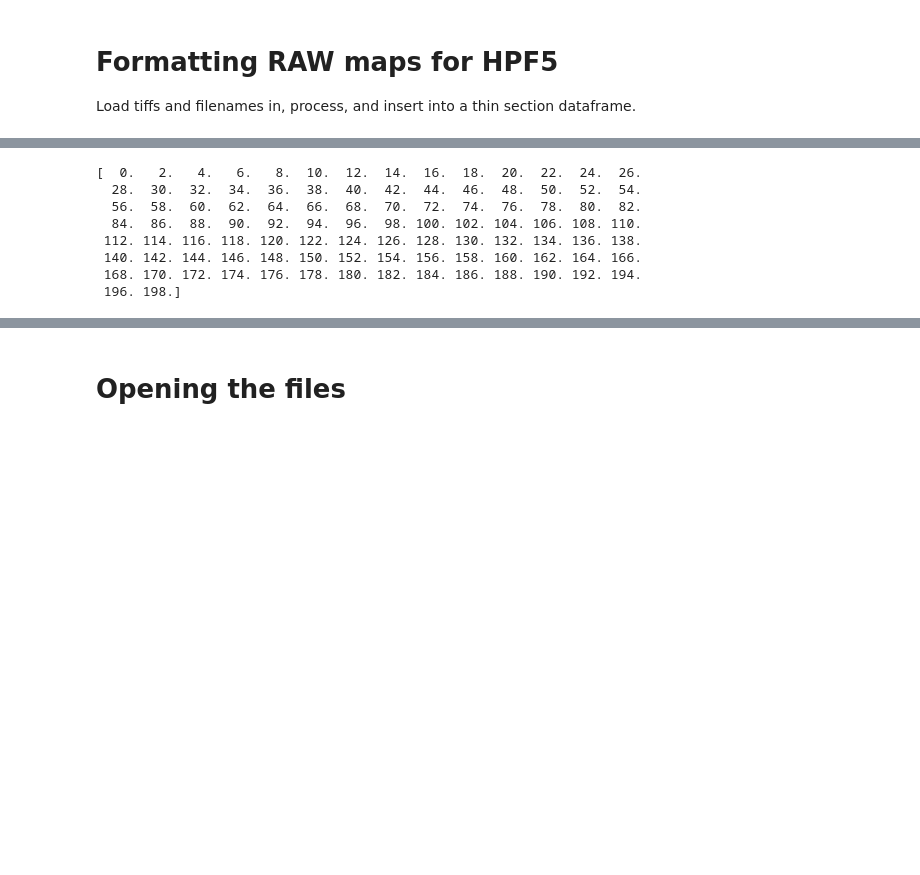
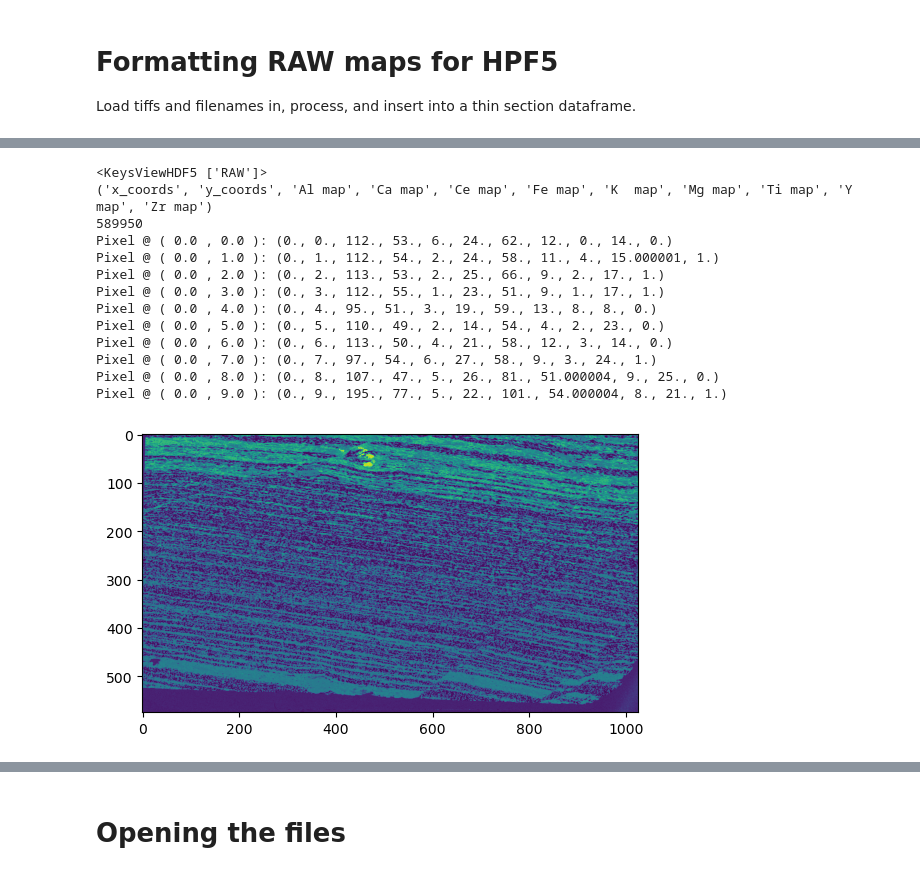
Before and after one commit to nicole-m-aikin/ML-Geo-Pixel-Poppers, a Jupyter notebook: ESS469_Project_ML.ipynb, the cells around one changed output, grey strips where cells are left out. Saved outputs shown, nothing was run; the diff lists cells and outputs as text; code cells hidden in the pictures; blank space fills up the shorter version.

Commit message:
database creation completed, project notebook can now produce an HDF5 file with raw, masks, and filtered masked data for each thin section. Ready for analysis."

```diff
--- a/ESS469_Project_ML.ipynb
+++ b/ESS469_Project_ML.ipynb
@@ -245,27 +173,42 @@ UFuncTypeError: ufunc 'add' did not contain a loop with signature matching types
-# %%
-# use this to make the hdf5 datasets nicely labelled. need to work out the groups as inbetween step
-# Create some data
-data1  = np.arange(100.)
-data2  = 2.0*data1
-data3  = 3.0*data1
-data4  = 3.0*data1
-
-# use namesList to define dtype for recarray
-namesList = ['height', 'mass', 'velocity', 'gravity']
-ds_dt = np.dtype({'names':namesList,'formats':[(float)]*4 })
-
-rec_arr = np.rec.fromarrays([data1, data2, data3, data4], dtype=ds_dt)
-#print(rec_arr)
-with h5py.File("experimentReadings.hdf5", "w") as h5f :
-
-    dset = h5f.create_dataset("physics", (100,), data=rec_arr)
-    print(dset['mass'])
-# %% [output]
-[  0.   2.   4.   6.   8.  10.  12.  14.  16.  18.  20.  22.  24.  26.
-  28.  30.  32.  34.  36.  38.  40.  42.  44.  46.  48.  50.  52.  54.
-  56.  58.  60.  62.  64.  66.  68.  70.  72.  74.  76.  78.  80.  82.
-  84.  86.  88.  90.  92.  94.  96.  98. 100. 102. 104. 106. 108. 110.
- 112. 114. 116. 118. 120. 122. 124. 126. 128. 130. 132. 134. 136. 138.
- 140. 142. 144. 146. 148. 150. 152. 154. 156. 158. 160. 162. 164. 166.
- 168. 170. 172. 174. 176. 178. 180. 182. 184. 186. 188. 190. 192. 194.
- 196. 198.]
+# %%
+datafile.close()
+# now we can explore the data like this:
+
+# open file
+with h5py.File(datafolder + filename, 'r') as datafile:
+
+    # get keys
+    print(datafile.keys())
+    # get dataset
+    dataset = datafile['RAW']
+    # get dataset names
+    columnNames = dataset.dtype.names
+    print(columnNames)
+    # see a column
+    print(len(dataset['Al map']))
+    # see a pixel vector
+    for pixel in range(10):
+        print('Pixel @ (', dataset['x_coords'][pixel], ',', dataset['y_coords'][pixel], '):', dataset[pixel])
+
+    # show the data
+    # images are flattened, so reshape
+    width = (dataset['x_coords'].max() + 1).astype(int)
+    height = (dataset['y_coords'].max() + 1).astype(int)
+    data_2d = dataset['Al map'].reshape(width, height)
+    plt.imshow(data_2d)
+    plt.show()
+# %% [output]
+<KeysViewHDF5 ['RAW']>
+('x_coords', 'y_coords', 'Al map', 'Ca map', 'Ce map', 'Fe map', 'K  map', 'Mg map', 'Ti map', 'Y  map', 'Zr map')
+589950
+Pixel @ ( 0.0 , 0.0 ): (0., 0., 112., 53., 6., 24., 62., 12., 0., 14., 0.)
+Pixel @ ( 0.0 , 1.0 ): (0., 1., 112., 54., 2., 24., 58., 11., 4., 15.000001, 1.)
+Pixel @ ( 0.0 , 2.0 ): (0., 2., 113., 53., 2., 25., 66., 9., 2., 17., 1.)
+Pixel @ ( 0.0 , 3.0 ): (0., 3., 112., 55., 1., 23., 51., 9., 1., 17., 1.)
+Pixel @ ( 0.0 , 4.0 ): (0., 4., 95., 51., 3., 19., 59., 13., 8., 8., 0.)
+Pixel @ ( 0.0 , 5.0 ): (0., 5., 110., 49., 2., 14., 54., 4., 2., 23., 0.)
+Pixel @ ( 0.0 , 6.0 ): (0., 6., 113., 50., 4., 21., 58., 12., 3., 14., 0.)
+Pixel @ ( 0.0 , 7.0 ): (0., 7., 97., 54., 6., 27., 58., 9., 3., 24., 1.)
+Pixel @ ( 0.0 , 8.0 ): (0., 8., 107., 47., 5., 26., 81., 51.000004, 9., 25., 0.)
+Pixel @ ( 0.0 , 9.0 ): (0., 9., 195., 77., 5., 22., 101., 54.000004, 8., 21., 1.)
+[figure, added]
```
Also changed, not shown: parts of 20 cells of this notebook, 1 other file.
